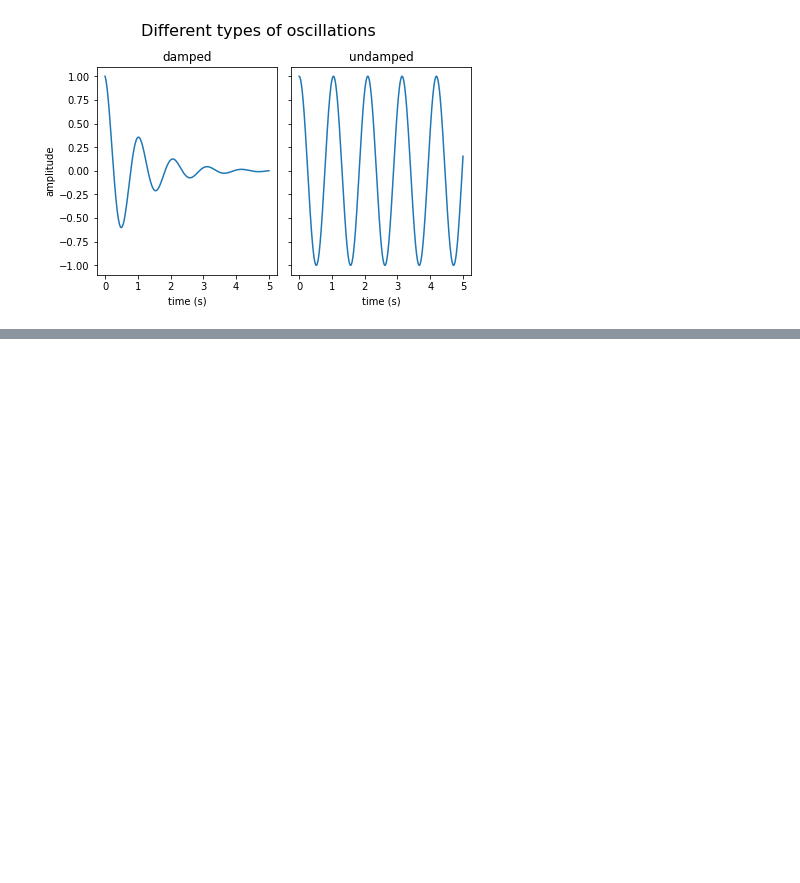
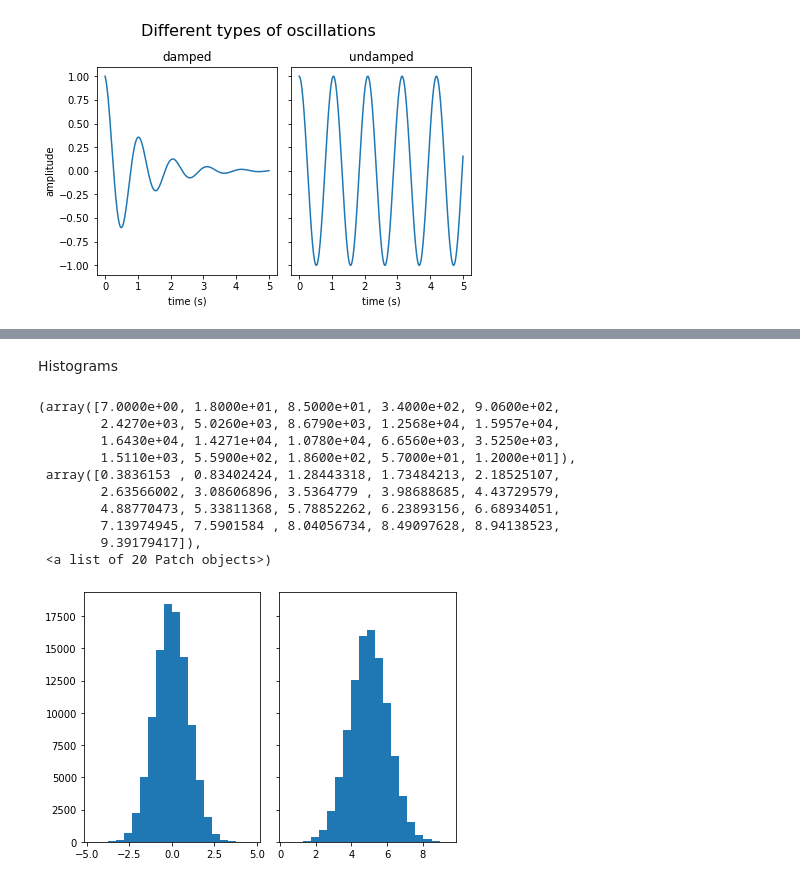
Before and after one commit to sadicsha/SADICSHA_KHANDAIT_Matplotlib-library, a Jupyter notebook: Line_Graph.ipynb, the cells around one changed output, grey strips where cells are left out. Cells and saved outputs as stored; diff of their text form; code cells hidden in the pictures; blank space fills up the shorter version.

```diff
--- a/Line_Graph.ipynb
+++ b/Line_Graph.ipynb
@@ -81,0 +104,27 @@ Text(0.5, 0.98, 'Different types of oscillations')
+# %% [markdown]
+Histograms
+# %%
+N_points = 100000
+n_bins = 20
+
+# Generate a normal distribution, center at x=0 and y=5
+x = np.random.randn(N_points)
+y = .4 * x + np.random.randn(100000) + 5
+
+fig, axs = plt.subplots(1, 2, sharey=True, tight_layout=True)
+
+# We can set the number of bins with the `bins` kwarg
+axs[0].hist(x, bins=n_bins)
+axs[1].hist(y, bins=n_bins)
+# %% [output]
+(array([7.0000e+00, 1.8000e+01, 8.5000e+01, 3.4000e+02, 9.0600e+02,
+        2.4270e+03, 5.0260e+03, 8.6790e+03, 1.2568e+04, 1.5957e+04,
+        1.6430e+04, 1.4271e+04, 1.0780e+04, 6.6560e+03, 3.5250e+03,
+        1.5110e+03, 5.5900e+02, 1.8600e+02, 5.7000e+01, 1.2000e+01]),
+ array([0.3836153 , 0.83402424, 1.28443318, 1.73484213, 2.18525107,
+        2.63566002, 3.08606896, 3.5364779 , 3.98688685, 4.43729579,
+        4.88770473, 5.33811368, 5.78852262, 6.23893156, 6.68934051,
+        7.13974945, 7.5901584 , 8.04056734, 8.49097628, 8.94138523,
+        9.39179417]),
+ <a list of 20 Patch objects>)
+[figure, added]
```
Also changed, not shown: parts of 2 cells of this notebook.
